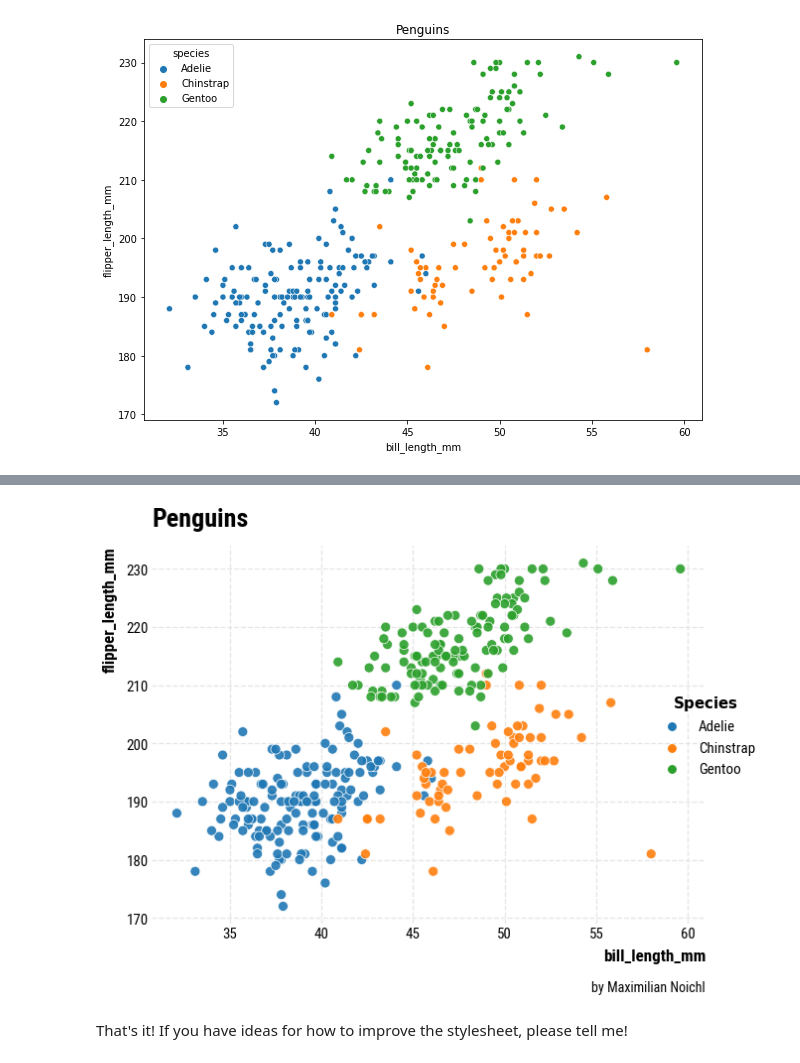
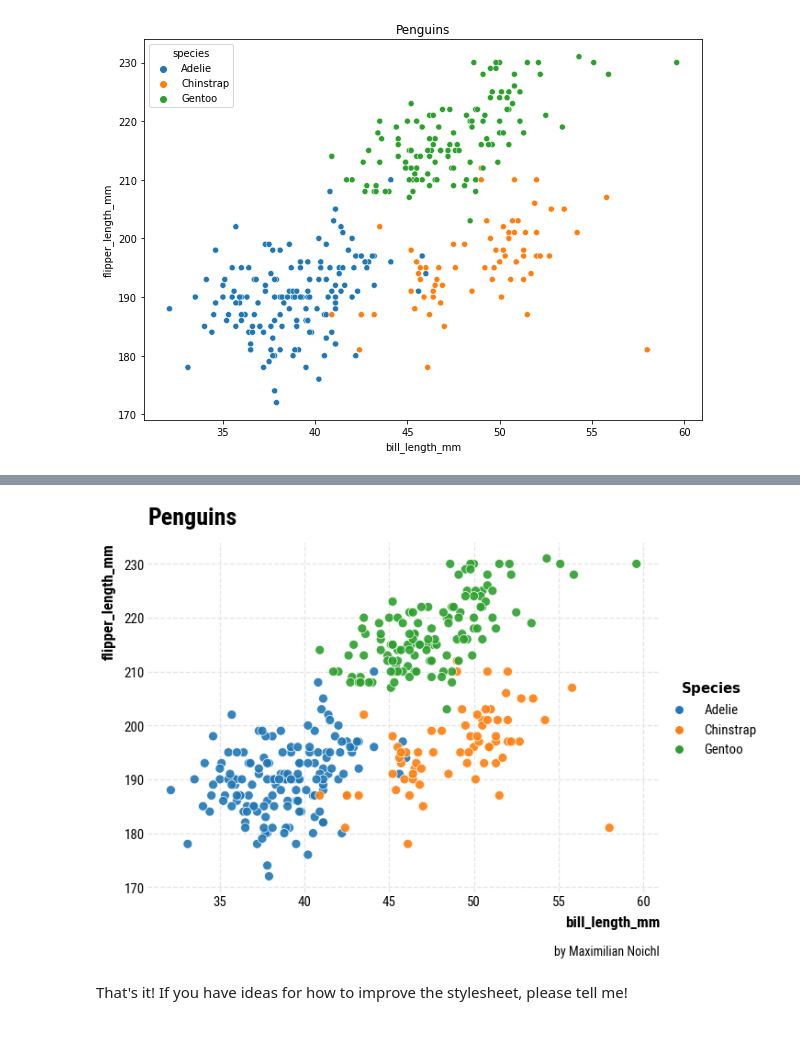
Before and after one commit to MNoichl/opinionated, a Jupyter notebook: build_example_plots.ipynb, the cells around one changed output, grey strips where cells are left out. Drawn from its saved outputs; the diff is of its cells as text; code cells hidden in the pictures; blank space fills up the shorter version.

```diff
--- a/build_example_plots.ipynb
+++ b/build_example_plots.ipynb
@@ -62,18 +62,19 @@ Font saved to: /content/gdrive/MyDrive/opinionated/opinionated/fonts
 # %%
 plt.style.use("opinions_rc")
 
 f, ax = plt.subplots(figsize=(10, 7))
 
 sns.scatterplot(x="bill_length_mm", y="flipper_length_mm", hue='species', data=penguins,
                 s=100, alpha=0.9)
 
 ax.set_title('Penguins')
 opinionated.add_legend(ax,'Species')
 opinionated.add_attribution(ax,'by Maximilian Noichl')
 
-plt.savefig('img/opinions_rc_example.png',bbox_inches='tight',dpi =400, transparent=False)
+plt.savefig('img/opinions_rc_example.png',#bbox_inches='tight',
+              dpi =400, transparent=False)
 # %% [output]
-[figure, old version]
+[figure, new version]
 # %% [markdown]
 That's it! If you have ideas for how to improve the stylesheet, please tell me!
 # %%
```
Also changed, not shown: parts of 1 cell of this notebook, 4 other files.
